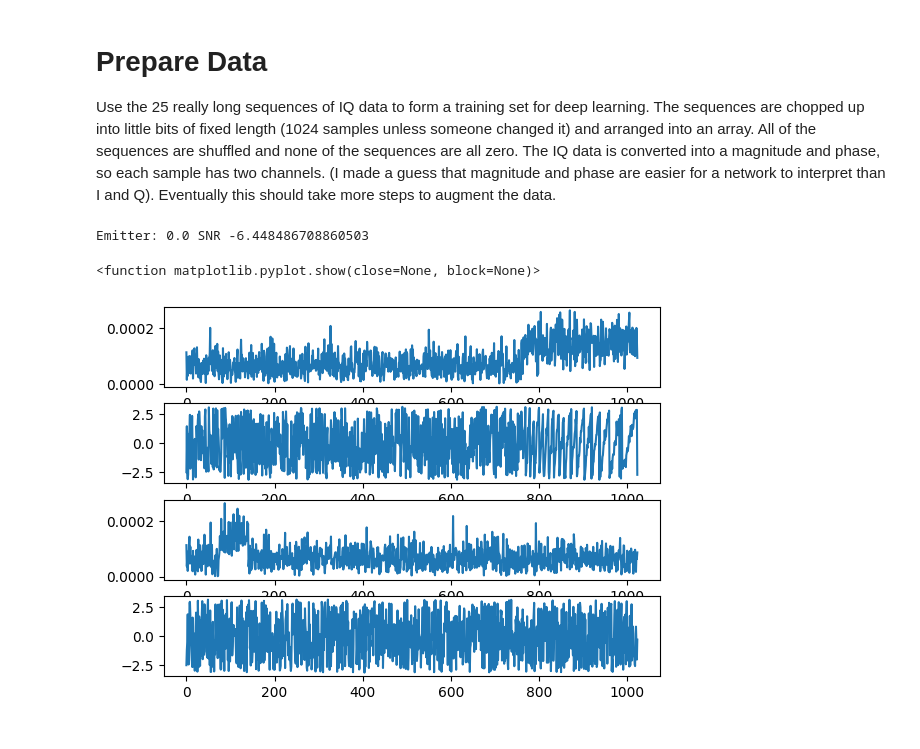
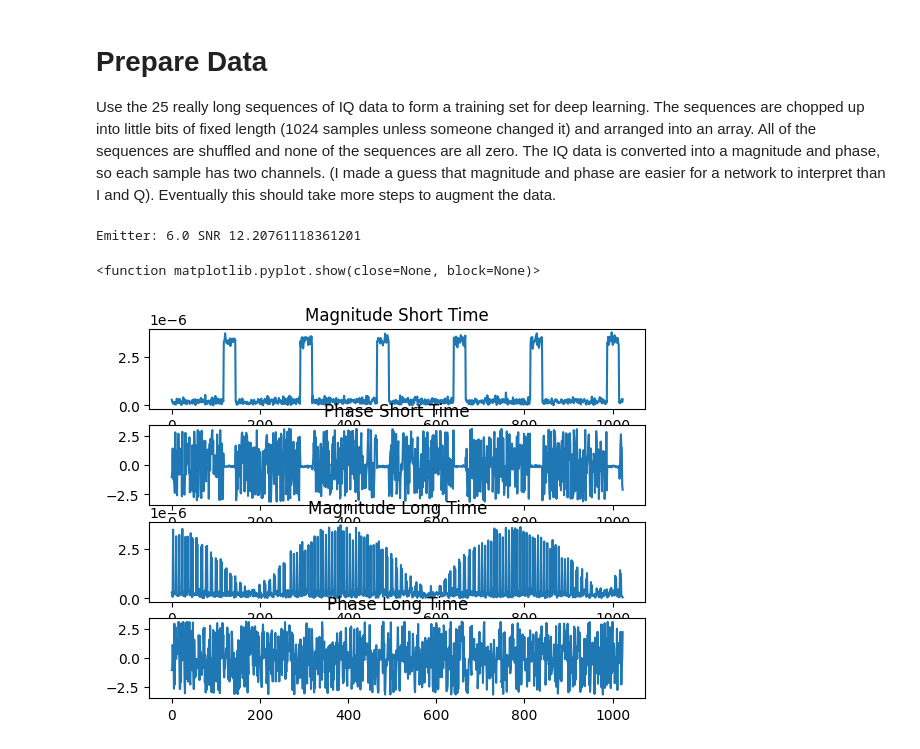
Before and after one commit to RHIT-SrDesign/Radar_to_Audio, a Jupyter notebook: SynthRad21/prepare_data.ipynb, the cells around one changed output. Drawn from its saved outputs; the diff is of its cells as text; code cells hidden in the pictures.

```diff
--- a/SynthRad21/prepare_data.ipynb
+++ b/SynthRad21/prepare_data.ipynb
@@ -12,22 +13,21 @@ import matplotlib.pyplot as plt
 # %%
 N_data = 2500  # Number of training data in final augmented dataset
 L = 1024      # Length of IQ sequence in each sample
-D = 10 # Decimation factor for long-term data
+D = 100 # Decimation factor for long-term data
 SNRdBmin = -10
 SNRdBmax = 20
 # %%
 # Find all of the available data files
-data_folder_path = "data/iq/"
+data_folder_path = "../../SynthRad21/data/iq/" # This needs to point to where the iq data is on your machine. The data is not in the repo because it is way too big.
 data_list = os.listdir(data_folder_path)
 # %%
 # Augment the data by picking a random intervals of 1024 samples
-data = np.zeros((N_data, L, 4))
+data = np.zeros((N_data, L, 8))
 labels = np.zeros((N_data, 2))
 
 for i in range(N_data):
     # Pick an emitter, any emitter
     k = random.randrange(0, np.size(data_list), 1)
-    # k=0 # TODO test code please delete
     data_file = data_list[k]
     mf = MidasFile(data_folder_path+data_file)
 
@@ -36,9 +36,8 @@ for i in range(N_data):
     try_count = 0
     while (not_done and (try_count < 500)):
         # Keep picking random parts of this signal until we get one with some signal in it
-        t  = L/fs
+        t  = (L+0.000000000001)/fs
         t0 = random.random()*(mf.data_duration-t*D) # Its very possible that an off-by-one error here could cause the file read to crash, but the chances are one in a million even if it is possible
-        # t0 = 0.266773719895156 # TODO test code please delete
 
         x = mf.read_at_time(t0, t, reset_time=True)
         x_m = abs(x)
@@ -64,36 +63,49 @@ for i in range(N_data):
     x_long = x_long + noise
 
     # Generate all of the features that the model will have available to train on
-    # TODO Consider adding frequency domain data as a trainable feature
     x_short = x_long[np.arange(0, int(np.size(x_long)/D), 1)]
-    x_long = x_long[np.arange(0, np.size(x_long), 10)]
+    x_long = x_long[np.arange(0, np.size(x_long), D)]
+    xf_short = fft(x_short)
+    xf_long = fft(x_long)
     x_ms = abs(x_short)
     x_ps = np.angle(x_short)
     x_ml = abs(x_long)
     x_pl = np.angle(x_long)
+    xf_ms = abs(xf_short)
+    xf_ps = np.angle(xf_short)
+    xf_ml = abs(xf_long)
+    xf_pl = np.angle(xf_long)
     #print('shape', np.shape(x), 'Number of Tries:', try_count)
     data[i,:,0] = x_ms
     data[i,:,1] = x_ps
     data[i,:,2] = x_ml
     data[i,:,3] = x_pl
+    data[i,:,4] = x_ms
+    data[i,:,5] = x_ps
+    data[i,:,6] = x_ml
+    data[i,:,7] = x_pl
     labels[i,0] = k
     labels[i,1] = SNRdB
 # %%
-index = 6
+index = 2
 
 print('Emitter:', labels[index,0], 'SNR', labels[index,1])
 ax1 = plt.subplot(411)
 plt.plot(data[index,:,0])
+plt.title('Magnitude Short Time')
 ax2 = plt.subplot(412,sharex=ax1)
 plt.plot(data[index,:,1])
+plt.title('Phase Short Time')
 ax1 = plt.subplot(413)
 plt.plot(data[index,:,2])
+plt.title('Magnitude Long Time')
 ax2 = plt.subplot(414,sharex=ax1)
 plt.plot(data[index,:,3])
+plt.title('Phase Long Time')
 plt.show
 # %% [output]
-Emitter: 0.0 SNR -6.448486708860503
+Emitter: 6.0 SNR 12.20761118361201
 <function matplotlib.pyplot.show(close=None, block=None)>
-[figure, old version]
+[figure, new version]
 # %%
 # Save the prepared training data
```
Also changed, not shown: parts of 6 cells of this notebook, 3 other files.
